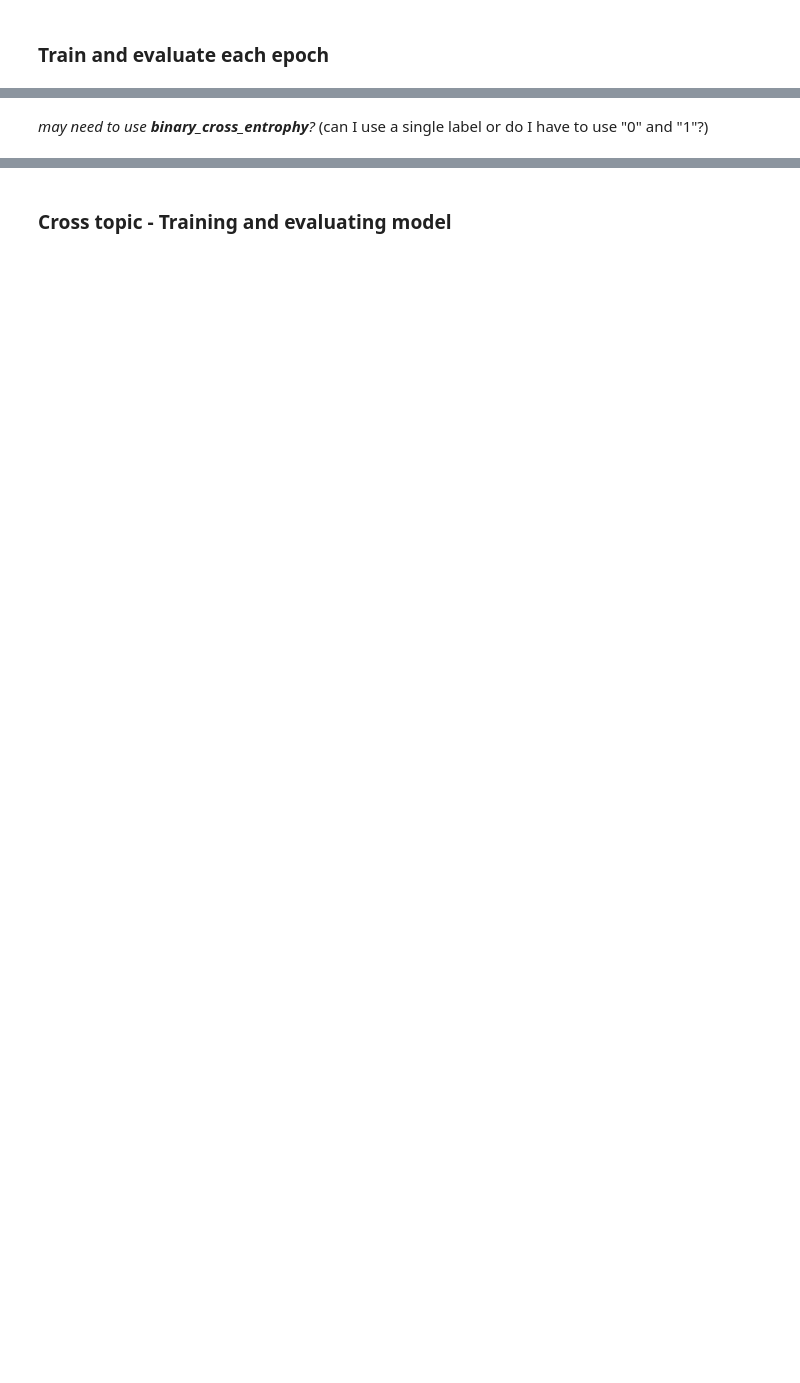
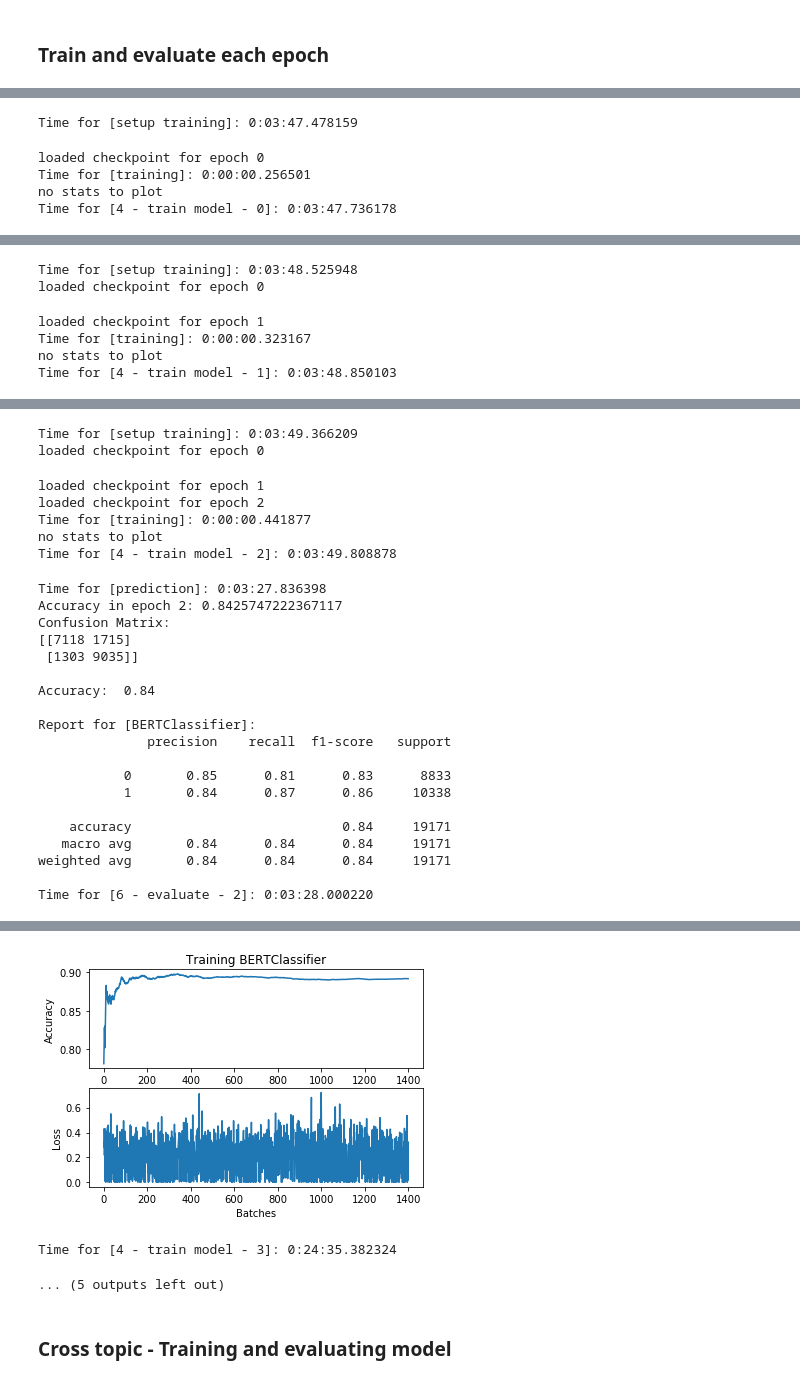
Before and after one commit to webis-de/SAMESIDE-19, a Jupyter notebook: same-side-classification-bert-BCE.ipynb, the cells around one changed output, grey strips where cells are left out. Cells and saved outputs as stored; diff of their text form; code cells hidden in the pictures; blank space fills up the shorter version.

Commit message:
bert binary, 86% (within), WIP cross

```diff
--- a/same-side-classification-bert-BCE.ipynb
+++ b/same-side-classification-bert-BCE.ipynb
@@ -332,8 +335,8 @@ def predict_out_to_ys(all_predictions, all_labels):
 
     for _, y_true_many, y_pred_many in all_predictions:
         # convert floats to ints ("0" and "1"?)
-        y_true_many = y_true_many.astype('int32')
-        y_pred_many = y_pred_many.sigmoid().round().astype('int32')
+        # y_true_many = y_true_many.astype('int32')
+        # y_pred_many = y_pred_many.sigmoid().round().astype('int32')
 
         # convert into numpy
         y_true_many = y_true_many.T[0].asnumpy()
@@ -392,7 +395,6 @@ def train(model, data_train, ctx, metric, loss_function, batch_size=32, lr=5e-6,
                 for batch_id, (token_ids, valid_length, segment_ids,
                                label) in enumerate(bert_dataloader):
                     with mx.autograd.record():
-
                         # load data to GPU
                         token_ids = token_ids.as_in_context(ctx)
                         valid_length = valid_length.as_in_context(ctx)
@@ -402,10 +404,7 @@ def train(model, data_train, ctx, metric, loss_function, batch_size=32, lr=5e-6,
                         # forward computation
                         out = model(token_ids, segment_ids,
                                     valid_length.astype('float32'))
-                        # TODO: what is the value range? --> needs sigmoid?
-                        out = out.sigmoid().round().astype('int32')
                         # TODO: make "label" a 2 component list? (0, 1) for "0" and (1, 0) for "1" ?
-                        # out = out.astype('float32')
                         label = label.astype('float32')
                         ls = loss_function(out, label).mean()
 
@@ -418,6 +417,9 @@ def train(model, data_train, ctx, metric, loss_function, batch_size=32, lr=5e-6,
                     trainer.update(1)
 
                     step_loss += ls.asscalar()
+                    # TODO: what is the value range? --> needs sigmoid?
+                    out = out.sigmoid().round().astype('int32')
+                    label = label.astype('int32')
                     metric.update([label], [out])
                     stats.append((metric.get()[1], ls.asscalar()))
                     if (batch_id + 1) % (log_interval) == 0:
@@ -454,16 +456,14 @@ def predict(model, data_predict, ctx, metric, loss_function, batch_size=32):
             # forward computation
             out = model(token_ids, segment_ids,
                         valid_length.astype('float32'))
-            # somehow convert it into a binary value ...
-            # out = out.sigmoid().round().astype('int32')
-            # out = out.astype('float32')
             label = label.astype('float32')
             ls = loss_function(out, label).mean()
+            cum_loss += ls.asscalar()  # .sum() ?
 
+            # somehow convert it into a binary value ...
+            out = out.sigmoid().round().astype('int32')
+            label = label.astype('int32')
             metric.update([label], [out])
-            cum_loss += ls.asscalar()  # .sum() ?
-            # out = out.astype('int32')
-            # label = label.astype('int32')
             all_predictions.append((batch_id, label, out))
 
     return all_predictions, cum_loss
@@ -570,7 +630,7 @@ with Timer("5 - prepare eval data"):
 # %%
 with Timer("6 - evaluate"):
     # model.load_parameters("data/same-side-classification/within-topic/bert.model.params", ctx=ctx)
-    model.load_parameters("data/bert.model.params", ctx=ctx)
+    # model.load_parameters("data/bert.model.params", ctx=ctx)
     all_predictions, cum_loss = predict(model, data_dev, ctx, metric, loss_function)
     print("Accuracy:", metric.get()[1])
 
@@ -594,2 +800,19 @@ for epoch_id in range(5):
-# %% [markdown]
-_may need to use **binary_cross_entrophy**?_ (can I use a single label or do I have to use "0" and "1"?)
+# %%
+for epoch_id in range(5):
+    with Timer("4 - train model - {}".format(epoch_id)):
+        stats = train(model, data_train, ctx, metric, loss_function, batch_size=32, lr=5e-6, num_epochs=epoch_id + 1)
+        plot_train_stats(stats)
+
+    with Timer("6 - evaluate - {}".format(epoch_id)):
+        all_predictions, cum_loss = predict(model, data_dev, ctx, metric, loss_function)
+        print("Accuracy in epoch {}:".format(epoch_id), metric.get()[1])
+        y_true, y_pred = predict_out_to_ys(all_predictions, all_labels)
+        report_training_results(y_true, y_pred, name="BERTClassifier", heatmap=False)
+
+    model.save_parameters("data/bert.model.params")
+# %% [output]
+Time for [setup training]: 0:03:47.478159
+loaded checkpoint for epoch 0
+Time for [training]: 0:00:00.256501
+no stats to plot
+Time for [4 - train model - 0]: 0:03:47.736178
@@ -595,0 +838,6 @@ _may need to use **binary_cross_entrophy**?_ (can I use a single label or do I h
+Time for [setup training]: 0:03:48.525948
+loaded checkpoint for epoch 0
+loaded checkpoint for epoch 1
+Time for [training]: 0:00:00.323167
+no stats to plot
+Time for [4 - train model - 1]: 0:03:48.850103
@@ -595,0 +863,26 @@ _may need to use **binary_cross_entrophy**?_ (can I use a single label or do I h
+Time for [setup training]: 0:03:49.366209
+loaded checkpoint for epoch 0
+loaded checkpoint for epoch 1
+loaded checkpoint for epoch 2
+Time for [training]: 0:00:00.441877
+no stats to plot
+Time for [4 - train model - 2]: 0:03:49.808878
+Time for [prediction]: 0:03:27.836398
+Accuracy in epoch 2: 0.8425747222367117
+Confusion Matrix:
+[[7118 1715]
+ [1303 9035]]
+
+Accuracy:  0.84
+
+Report for [BERTClassifier]:
+              precision    recall  f1-score   support
+
+           0       0.85      0.81      0.83      8833
+           1       0.84      0.87      0.86     10338
+
+    accuracy                           0.84     19171
+   macro avg       0.84      0.84      0.84     19171
+weighted avg       0.84      0.84      0.84     19171
+
+Time for [6 - evaluate - 2]: 0:03:28.000220
@@ -596,3 +906,6 @@ _may need to use **binary_cross_entrophy**?_ (can I use a single label or do I h
+[figure, added]
+Time for [4 - train model - 3]: 0:24:35.382324
+... (5 outputs left out)
 # %% [markdown]
 ### Cross topic - Training and evaluating model
 # %%
```
Also changed, not shown: parts of 20 cells of this notebook.
